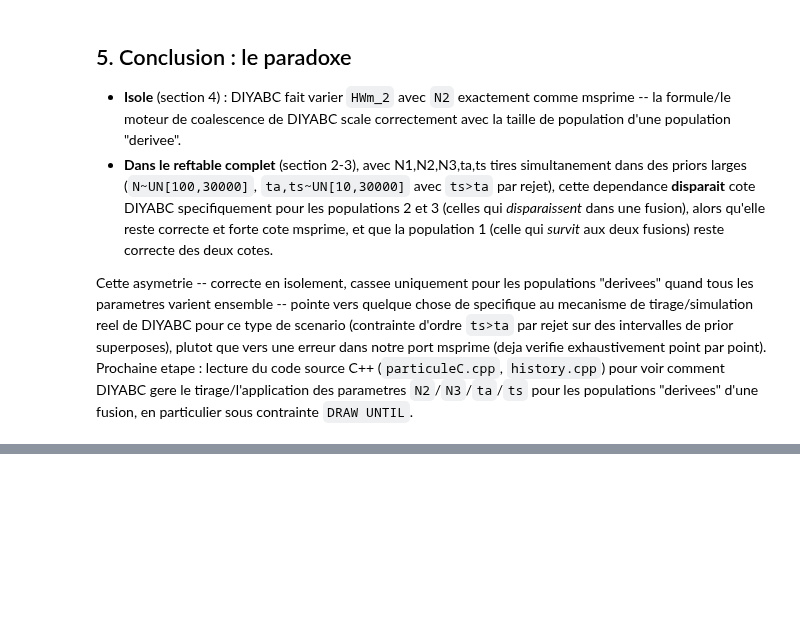
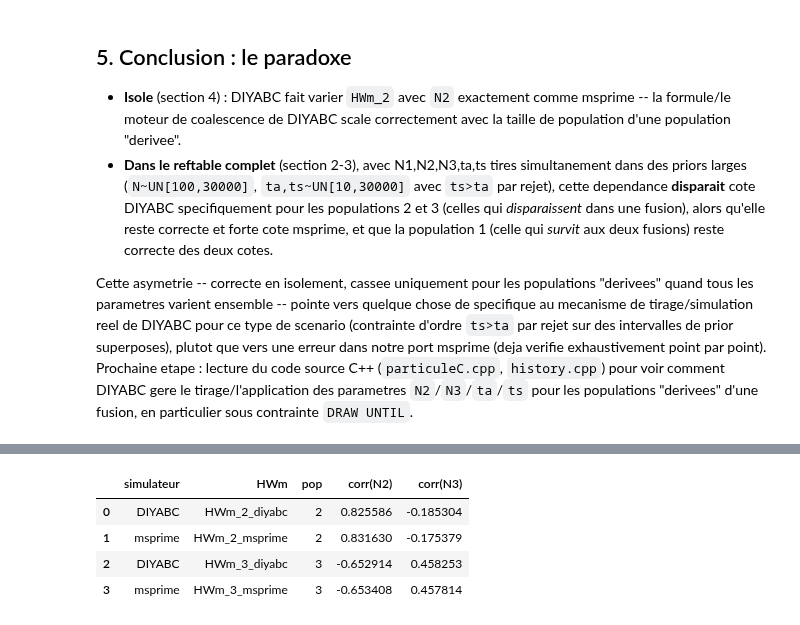
Before and after one commit to Guillaume-BR/diyabc_msprime_poc, a Jupyter notebook: notebook/correlation_N2_N3_HWm_anomaly.ipynb, the cells around one changed output, grey strips where cells are left out. Saved outputs shown, nothing was run; the diff lists cells and outputs as text; code cells hidden in the pictures; blank space fills up the shorter version.

```diff
--- a/notebook/correlation_N2_N3_HWm_anomaly.ipynb
+++ b/notebook/correlation_N2_N3_HWm_anomaly.ipynb
@@ -338,0 +428,26 @@ Cette asymetrie -- correcte en isolement, cassee uniquement pour les populations
+# %%
+joint_corr_rows = []
+for label, hw_col in [
+    ("DIYABC", "HWm_2_diyabc"),
+    ("msprime", "HWm_2_msprime"),
+    ("DIYABC", "HWm_3_diyabc"),
+    ("msprime", "HWm_3_msprime"),
+]:
+    pop = "2" if "2" in hw_col else "3"
+    joint_corr_rows.append(
+        {
+            "simulateur": label,
+            "HWm": hw_col,
+            "pop": pop,
+            "corr(N2)": np.corrcoef(df_joint[hw_col], df_joint.N2)[0, 1],
+            "corr(N3)": np.corrcoef(df_joint[hw_col], df_joint.N3)[0, 1],
+        }
+    )
+df_joint_corr = pd.DataFrame(joint_corr_rows)
+df_joint_corr
+# %% [output]
+|  | simulateur | HWm | pop | corr(N2) | corr(N3) |
+| 0 | DIYABC | HWm_2_diyabc | 2 | 0.825586 | -0.185304 |
+| 1 | msprime | HWm_2_msprime | 2 | 0.831630 | -0.175379 |
+| 2 | DIYABC | HWm_3_diyabc | 3 | -0.652914 | 0.458253 |
+| 3 | msprime | HWm_3_msprime | 3 | -0.653408 | 0.457814 |
```
Also changed, not shown: parts of 6 cells of this notebook.
